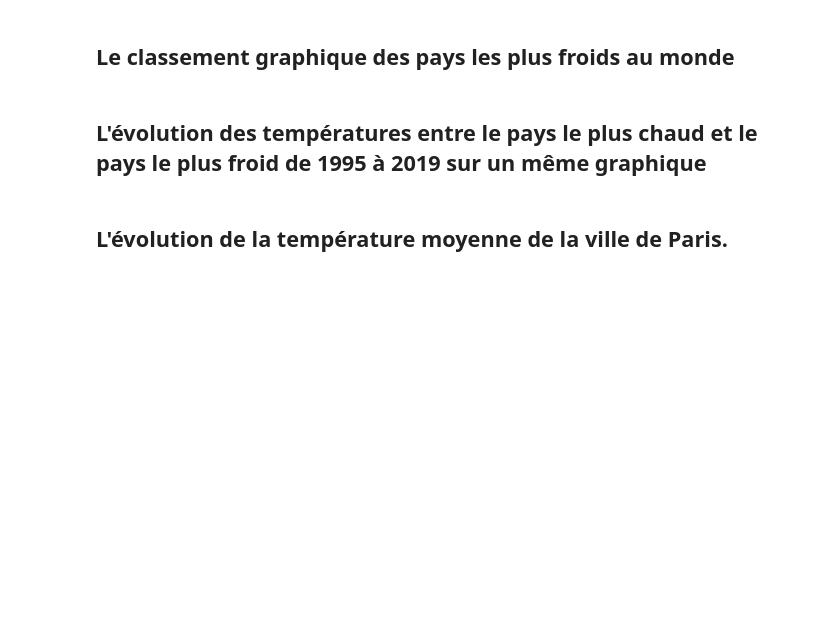
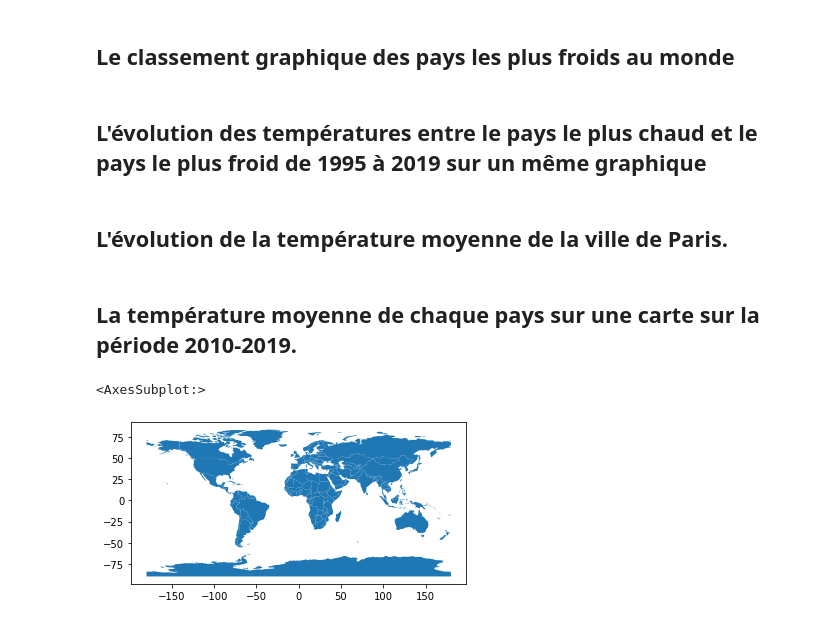
Before and after one commit to MaximeVeysseyre/Climatologie, a Jupyter notebook: main.ipynb, the cells around one changed output. Cells and saved outputs as stored; diff of their text form; code cells hidden in the pictures; blank space fills up the shorter version.

```diff
--- a/main.ipynb
+++ b/main.ipynb
@@ -179,3 +179,5 @@ plt.xlabel('Années')
 plt.ylabel('Températures moyennes')
 plt.title('Les températures moyennes de la ville de Paris de 1995 à 2019')
 plt.show()
+# %% [markdown]
+## La température moyenne de chaque pays sur une carte sur la période 2010-2019.
@@ -181,0 +191,7 @@ plt.show()
+# %%
+world = geopandas.read_file(geopandas.datasets.get_path("naturalearth_lowres"))
+# %%
+world.plot()
+# %% [output]
+<AxesSubplot:>
+[figure, added]
```
Also changed, not shown: parts of 6 cells of this notebook.
